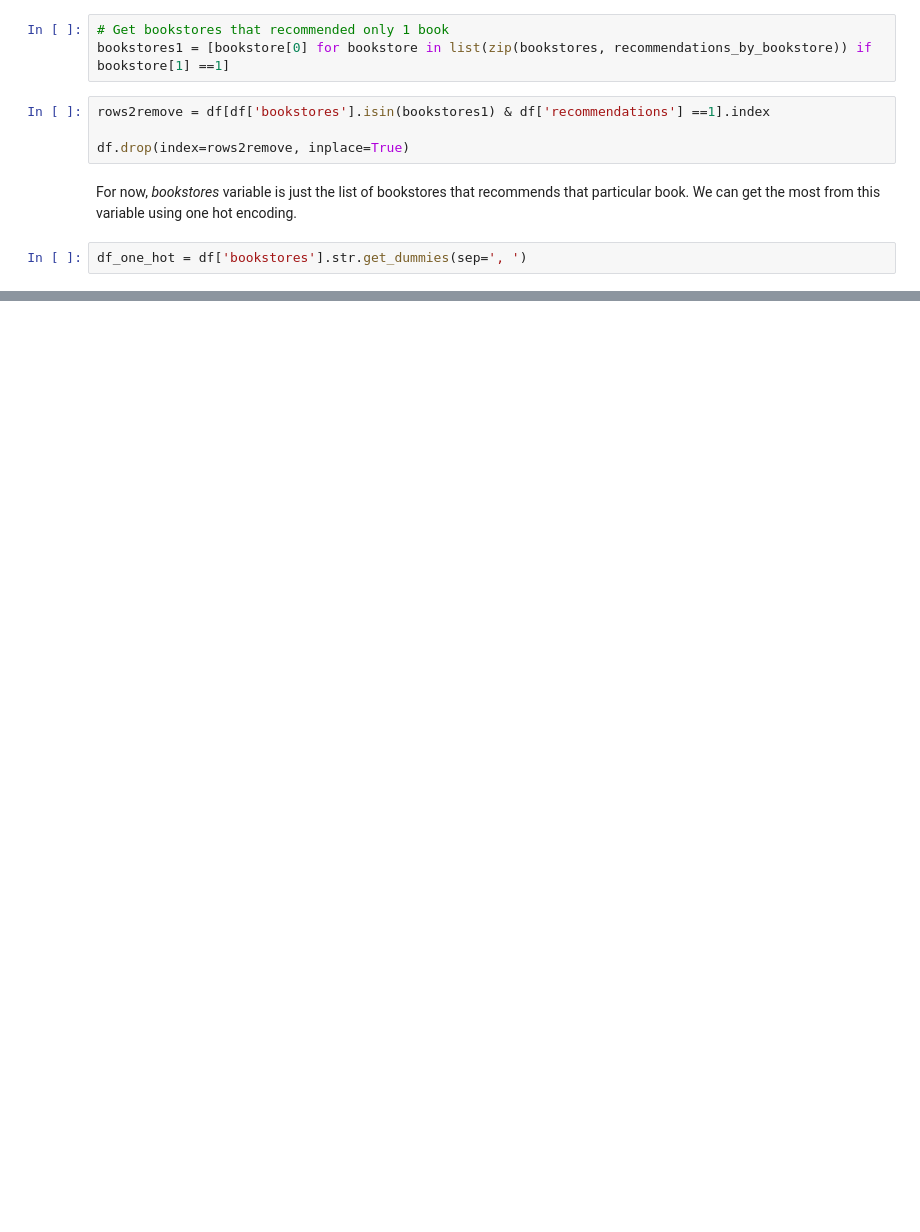
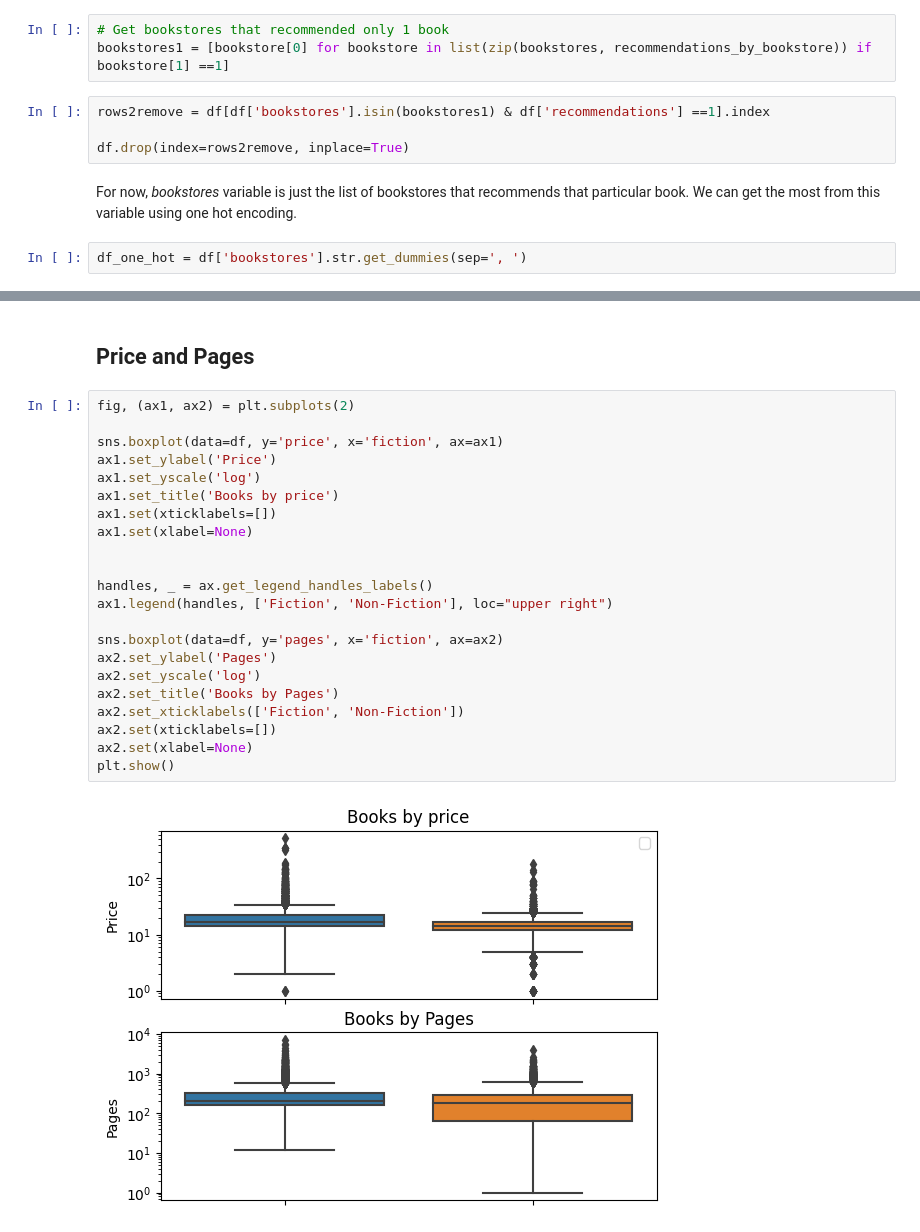
Before and after one commit to mattiapggioli/bookdealer-recommendations-analysis, a Jupyter notebook: notebooks/data_preparation.ipynb, the cells around one changed output, grey strips where cells are left out. Saved outputs shown, nothing was run; the diff lists cells and outputs as text; blank space fills up the shorter version.

```diff
--- a/notebooks/data_preparation.ipynb
+++ b/notebooks/data_preparation.ipynb
@@ -211,0 +277,26 @@ df_one_hot.to_csv('../data/books-one-hot.csv', index=False)
+# %% [markdown]
+## Price and Pages
+# %%
+fig, (ax1, ax2) = plt.subplots(2)
+
+sns.boxplot(data=df, y='price', x='fiction', ax=ax1)
+ax1.set_ylabel('Price')
+ax1.set_yscale('log')
+ax1.set_title('Books by price')
+ax1.set(xticklabels=[])
+ax1.set(xlabel=None)
+
+
+handles, _ = ax.get_legend_handles_labels()
+ax1.legend(handles, ['Fiction', 'Non-Fiction'], loc="upper right")
+
+sns.boxplot(data=df, y='pages', x='fiction', ax=ax2)
+ax2.set_ylabel('Pages')
+ax2.set_yscale('log')
+ax2.set_title('Books by Pages')
+ax2.set_xticklabels(['Fiction', 'Non-Fiction'])
+ax2.set(xticklabels=[])
+ax2.set(xlabel=None)
+plt.show()
+# %% [output]
+[figure, added]
```
Also changed, not shown: parts of 31 cells of this notebook.
